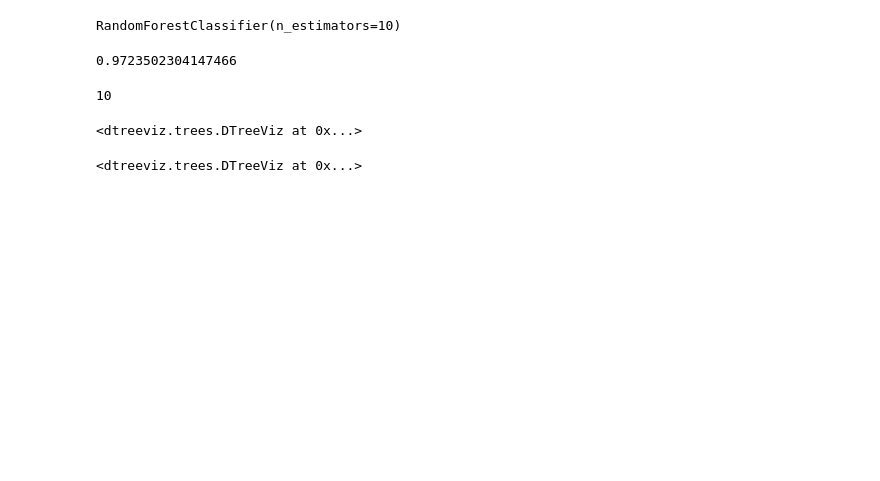
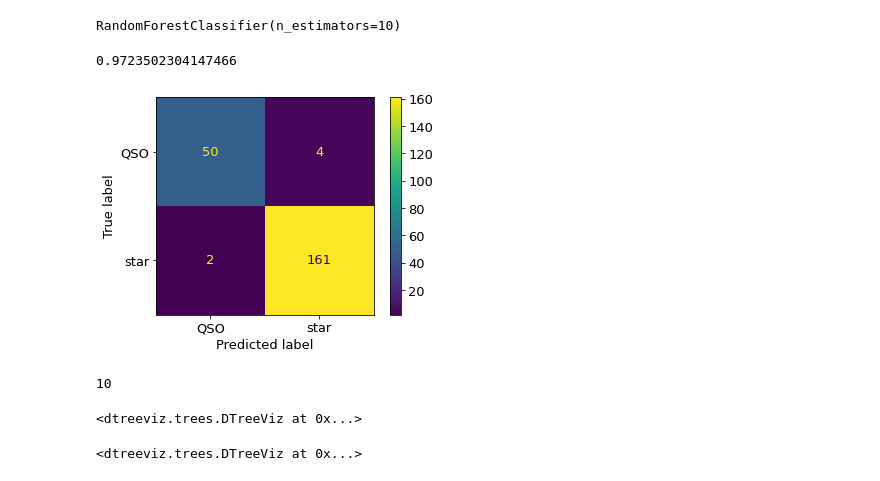
Before and after one commit to tomasplsek/AstroML, a Jupyter notebook: 02_decision_tree.ipynb, the cells around one changed output. Cells and saved outputs as stored; diff of their text form; code cells hidden in the pictures; blank space fills up the shorter version.

```diff
--- a/02_decision_tree.ipynb
+++ b/02_decision_tree.ipynb
@@ -1247,6 +1229,10 @@ RandomForestClassifier(n_estimators=10)
 rf.score(X_test, y_test)
 # %% [output]
 0.9723502304147466
+# %%
+ConfusionMatrixDisplay.from_estimator(rf, X_test, y_test, display_labels=["QSO", "star"]);
+# %% [output]
+[figure, added]
 # %%
 len(rf.estimators_)
 # %% [output]
```
Also changed, not shown: parts of 45 cells of this notebook.
